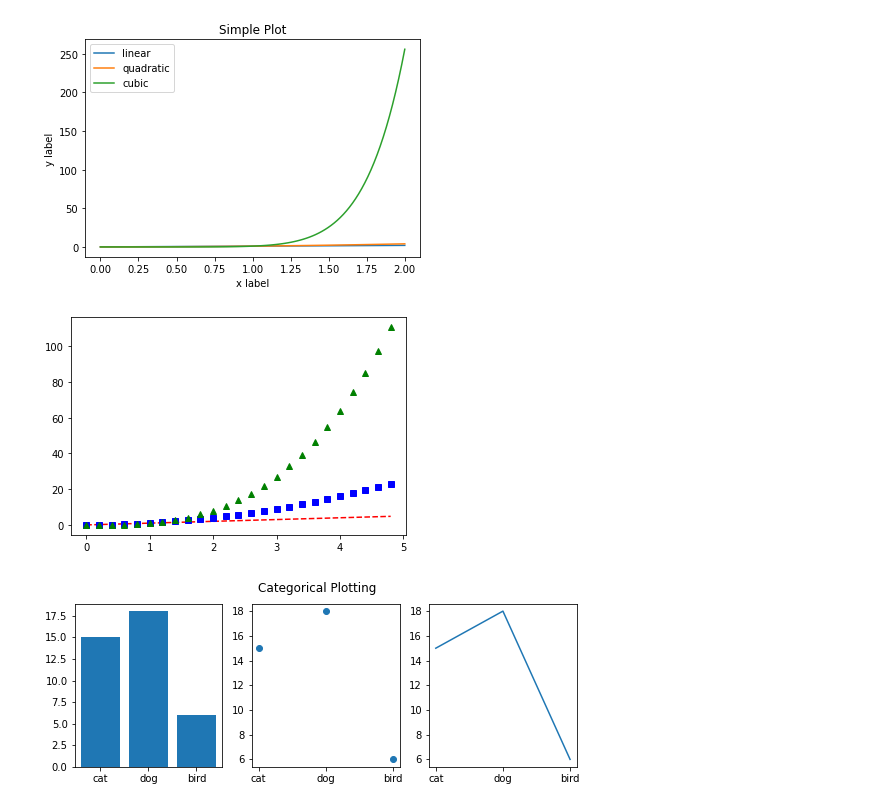
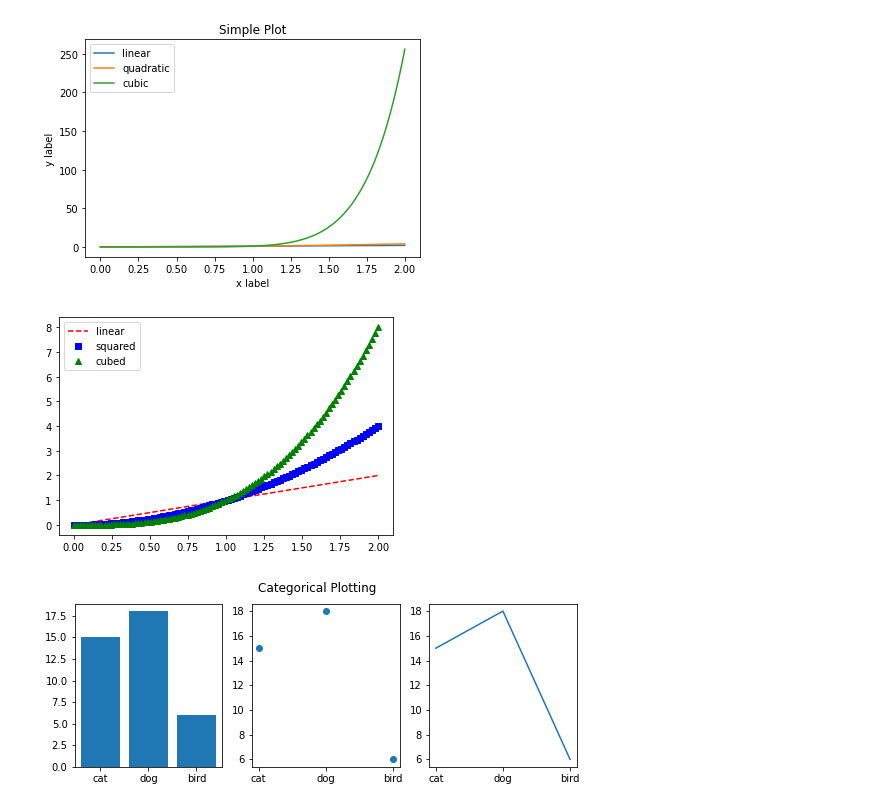
Before and after one commit to FrancisoL1122/Probability_Statistics, a Jupyter notebook: Limongi_Lab_1.ipynb, the cells around one changed output. Drawn from its saved outputs; the diff is of its cells as text; code cells hidden in the pictures.

```diff
--- a/Limongi_Lab_1.ipynb
+++ b/Limongi_Lab_1.ipynb
@@ -197,9 +199,13 @@ plt.legend()
 # %% [output]
 <matplotlib.legend.Legend at 0x...>
 [figure]
-# %%
-t = np.arange(0., 5., 0.2)
-plt.plot(t, t, 'r--', t, t**2, 'bs', t, t**3, 'g^');
-# %% [output]
-[figure, removed]
+# %%
+x = np.linspace (0,2,100)
+
+plt.plot(x,x,    'r--', label ="linear")
+plt.plot(x,x**2, 'bs', label ="squared")
+plt.plot(x,x**3, 'g^', label ="cubed")
+plt.legend();  # phython can be picky with spacing but you can make it look easier to read
+# %% [output]
+[figure, added]
 # %%
```
Also changed, not shown: parts of 19 cells of this notebook.
